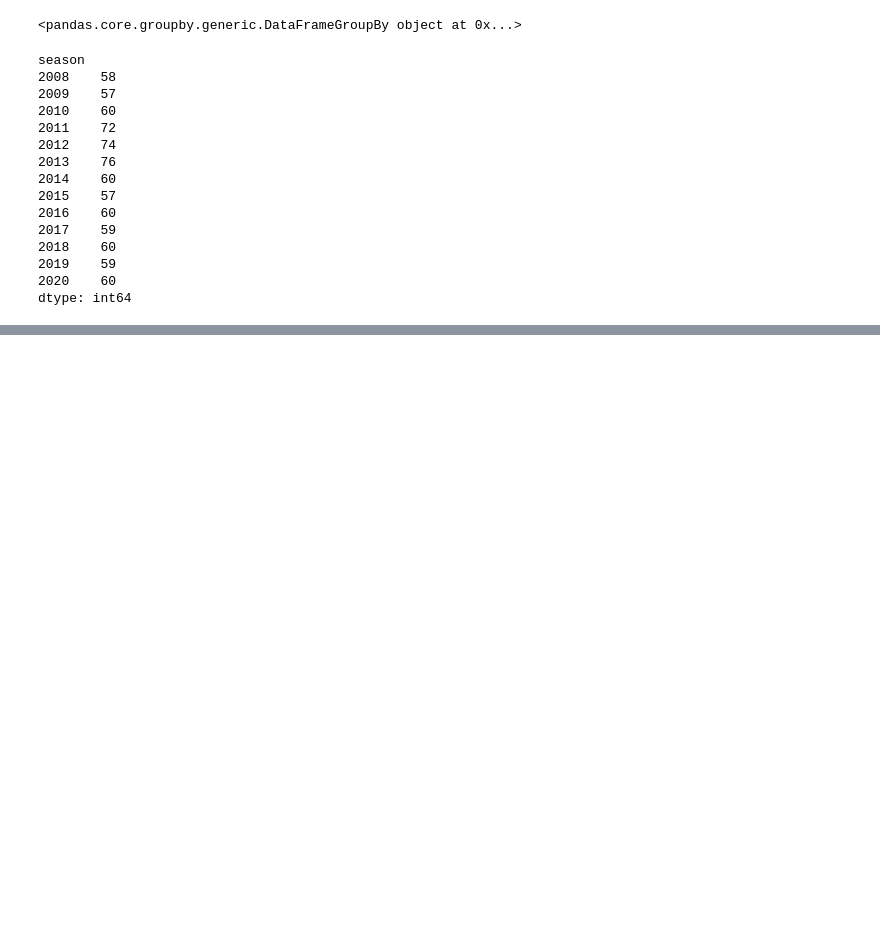
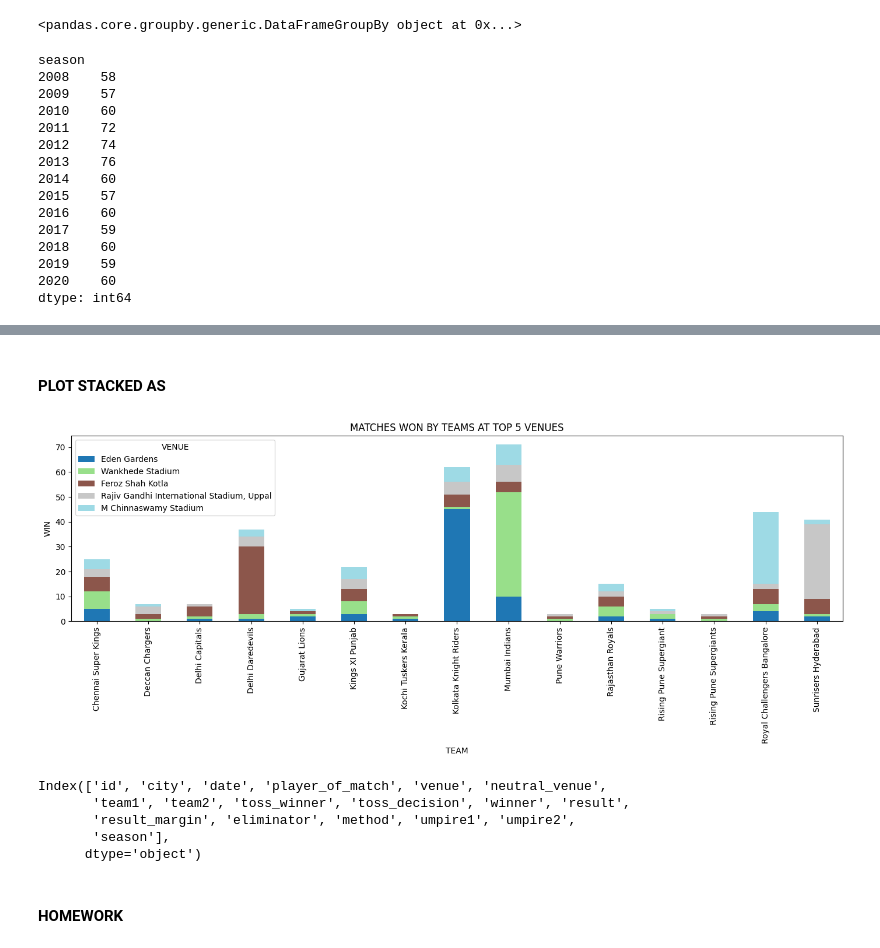
Before and after one commit to shankar-kumar-skj/REGEX, a Jupyter notebook: DAY_9/DAY_9.ipynb, the cells around one changed output, grey strips where cells are left out. Drawn from its saved outputs; the diff is of its cells as text; code cells hidden in the pictures; blank space fills up the shorter version.

```diff
--- a/DAY_9/DAY_9.ipynb
+++ b/DAY_9/DAY_9.ipynb
@@ -580,0 +689,3 @@ dtype: int64
+# %%
+venue_team_win=match_data.groupby(['venue','winner']).size().unstack(fill_value=0)
+venue_team_win.loc["Eden Gardens"]
@@ -580,0 +710,5 @@ dtype: int64
+# %%
+top_venus=match_data['venue'].value_counts().head(5).index
+top_venus
+venue_team_win=venue_team_win.loc[top_venus] # filter 5 top venus for team
+venue_team_win
@@ -580,0 +723,22 @@ dtype: int64
+# %% [markdown]
+#### PLOT STACKED AS
+# %%
+venue_team_win.T.plot(kind='bar',stacked=True,figsize=(14,6),colormap='tab20') # colormap='magma'
+plt.title('MATCHES WON BY TEAMS AT TOP 5 VENUES')
+plt.xlabel('TEAM')
+plt.ylabel('WIN')
+plt.legend(title='VENUE',loc='upper left')
+plt.tight_layout()
+plt.show()
+# %% [output]
+[figure, added]
+# %%
+match_data.columns
+# %% [output]
+Index(['id', 'city', 'date', 'player_of_match', 'venue', 'neutral_venue',
+       'team1', 'team2', 'toss_winner', 'toss_decision', 'winner', 'result',
+       'result_margin', 'eliminator', 'method', 'umpire1', 'umpire2',
+       'season'],
+      dtype='object')
+# %% [markdown]
+#### HOMEWORK
```
Also changed, not shown: parts of 16 cells of this notebook.
